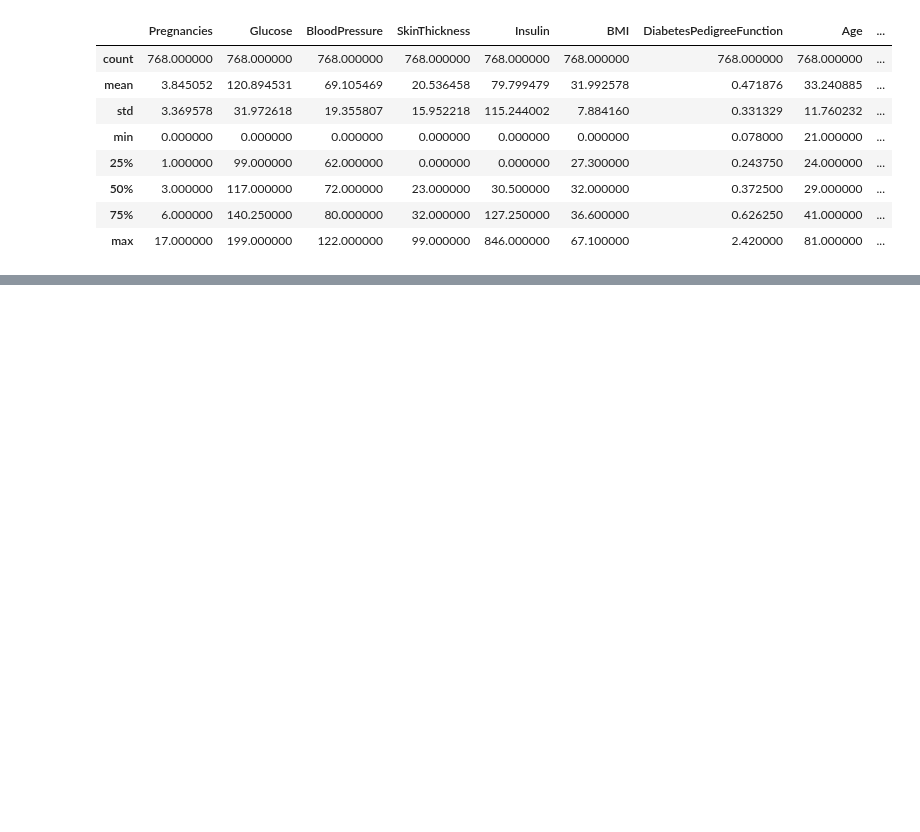
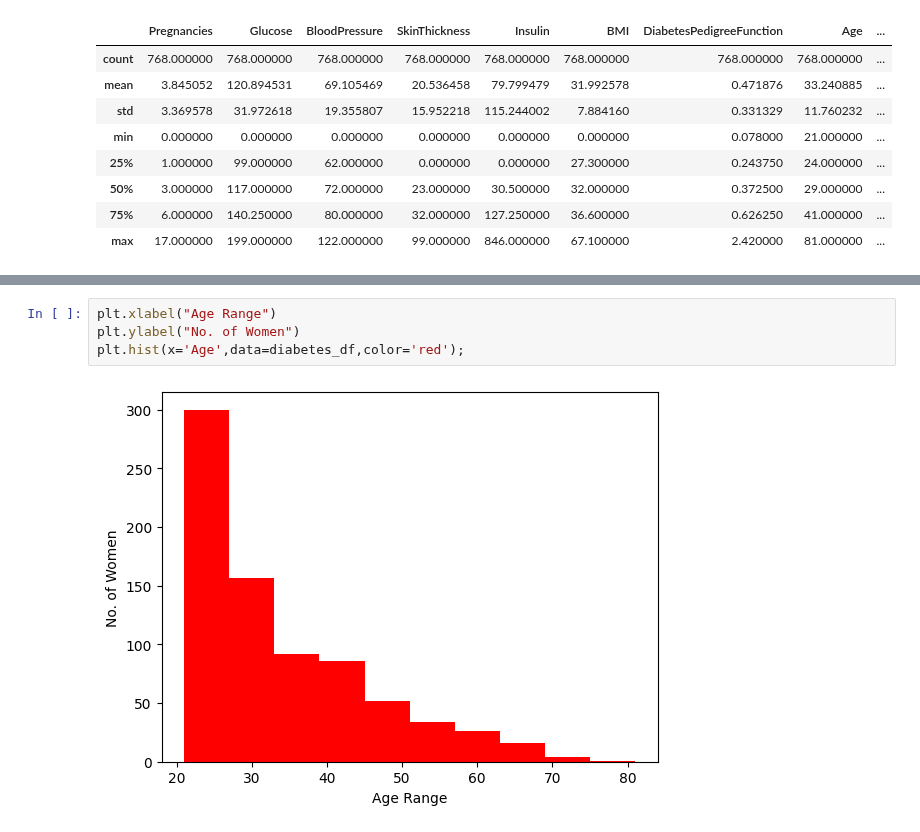
Before and after one commit to SianRods/Data-Science-ML, a Jupyter notebook: Diabetes_Data_Set/notebooks/d1.ipynb, the cells around one changed output, grey strips where cells are left out. Drawn from its saved outputs; the diff is of its cells as text; blank space fills up the shorter version.

```diff
--- a/Diabetes_Data_Set/notebooks/d1.ipynb
+++ b/Diabetes_Data_Set/notebooks/d1.ipynb
@@ -51,0 +70,6 @@ diabetes_df.describe()
+# %%
+plt.xlabel("Age Range")
+plt.ylabel("No. of Women")
+plt.hist(x='Age',data=diabetes_df,color='red');
+# %% [output]
+[figure, added]
```
Also changed, not shown: parts of 3 cells of this notebook.
